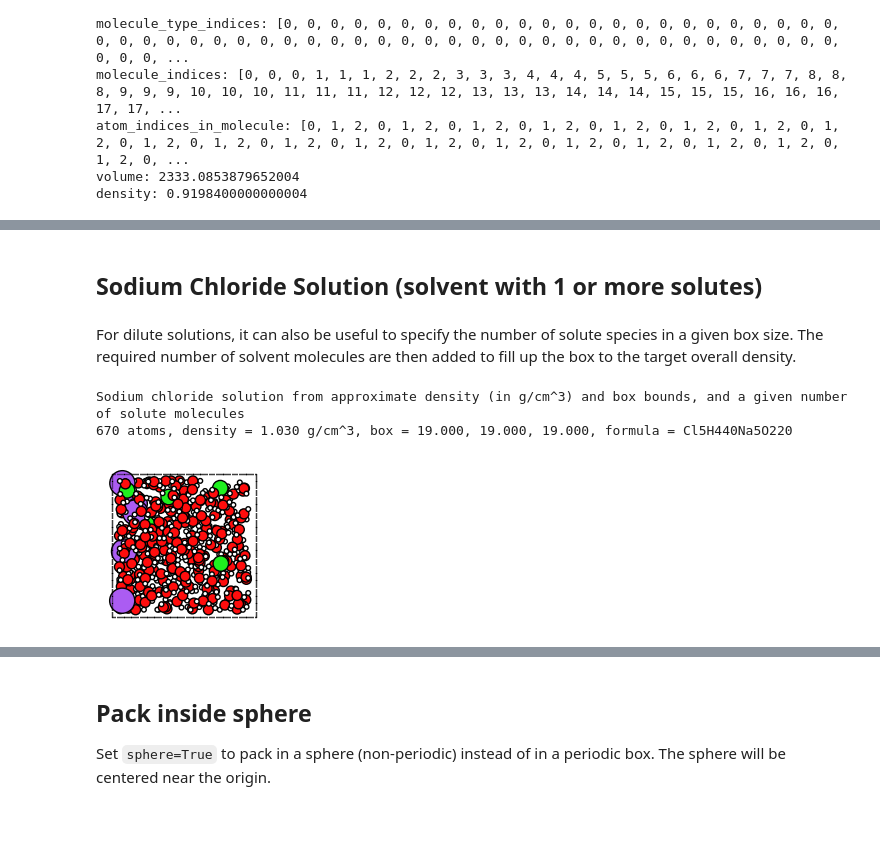
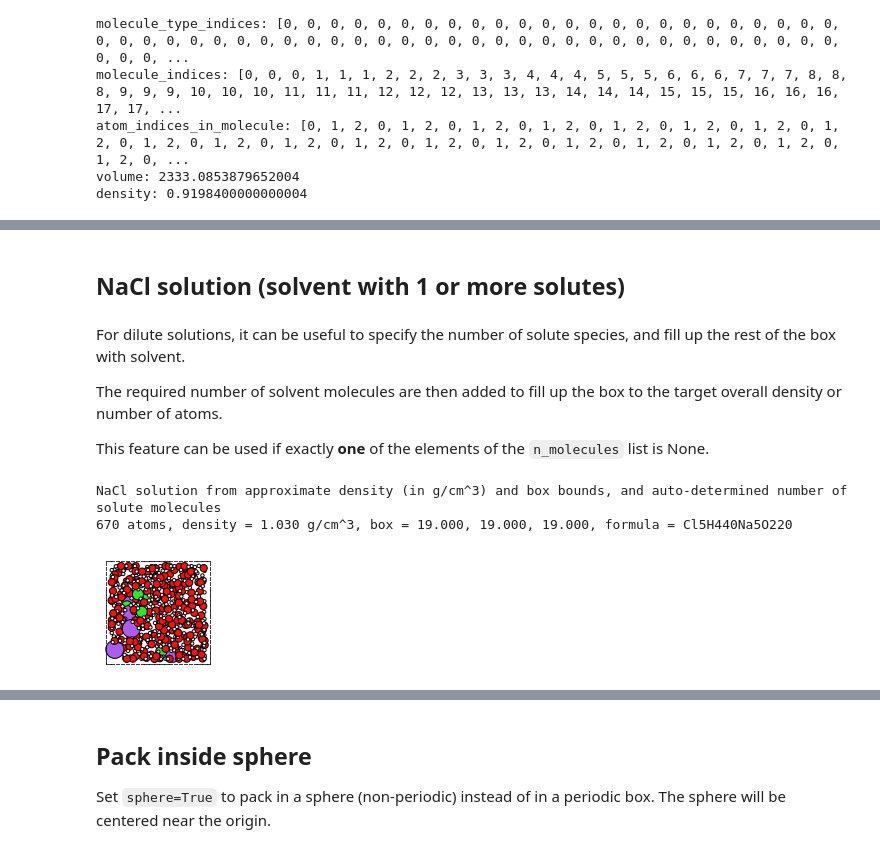
Before and after one commit to patrickmelix/PLAMS, a Jupyter notebook: examples/PackMolExample/PackMol.ipynb, the cells around one changed output, grey strips where cells are left out. Cells and saved outputs as stored; diff of their text form; code cells hidden in the pictures; blank space fills up the shorter version.

Commit message:
packmol allow n_molecules=[1, None] with n_atoms SO107

```diff
--- a/examples/PackMolExample/PackMol.ipynb
+++ b/examples/PackMolExample/PackMol.ipynb
@@ -225,2 +225,2 @@ Guessed density: 853.04 kg/m^3
 # %% [markdown]
-## Sodium Chloride Solution (solvent with 1 or more solutes)
+## NaCl solution (solvent with 1 or more solutes)
@@ -227,18 +230,19 @@ Guessed density: 853.04 kg/m^3
 # %% [markdown]
-For dilute solutions, it can also be useful to specify the number of solute species in a given box size.
-The required number of solvent molecules are then added to fill up the box to the target overall density.
+For dilute solutions, it can be useful to specify the number of solute species, and fill up the rest of the box with solvent.
+
+The required number of solvent molecules are then added to fill up the box to the target overall density or number of atoms.
+
+This feature can be used if exactly **one** of the elements of the ``n_molecules`` list is None.
 # %%
 if AMS2026:
     print(
-        "Sodium chloride solution from approximate density (in g/cm^3) and box bounds, and a given number of solute molecules"
+        "NaCl solution from approximate density (in g/cm^3) and box bounds, and auto-determined number of solute molecules"
     )
-    sodium = from_smiles("[Na+]")
-    chloride = from_smiles("[Cl-]")
     out = packmol([sodium, chloride, water], n_molecules=[5, 5, None], density=1.029, box_bounds=[0, 0, 0, 19, 19, 19])
     printsummary(out)
-    out.write("sodium-chloride-solution.xyz")
+    out.write("sodium-chloride-solution-1.xyz")
     plot_molecule(out);
 # %% [output]
-Sodium chloride solution from approximate density (in g/cm^3) and box bounds, and a given number of solute molecules
+NaCl solution from approximate density (in g/cm^3) and box bounds, and auto-determined number of solute molecules
 670 atoms, density = 1.030 g/cm^3, box = 19.000, 19.000, 19.000, formula = Cl5H440Na5O220
-[figure, old version]
+[figure, new version]
```
Also changed, not shown: parts of 32 cells of this notebook, 36 other files.
